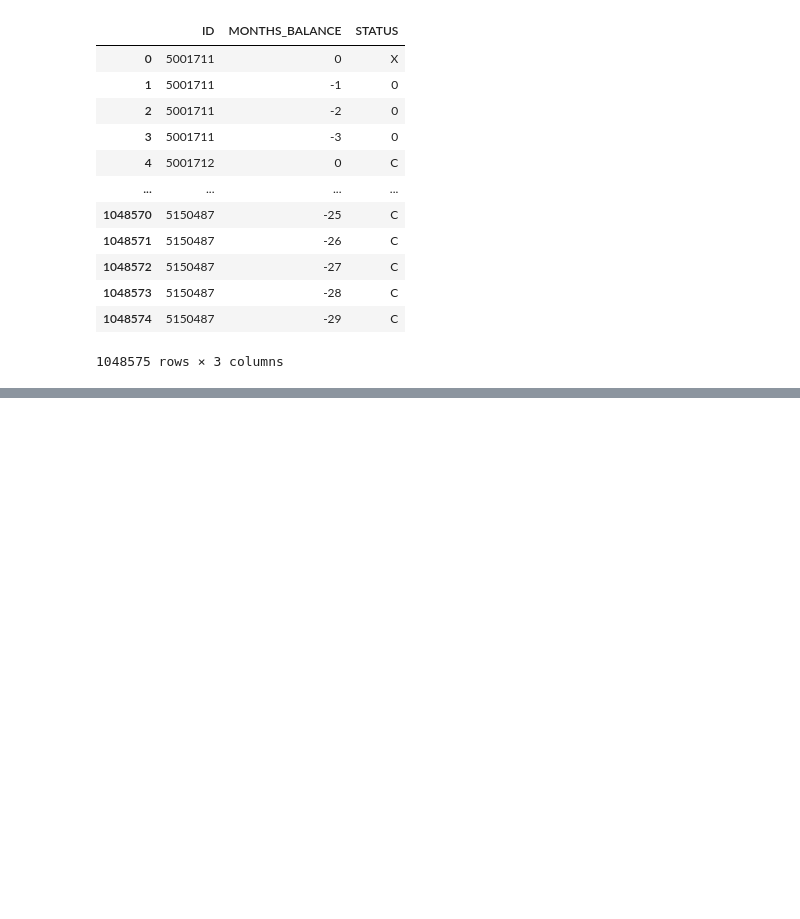
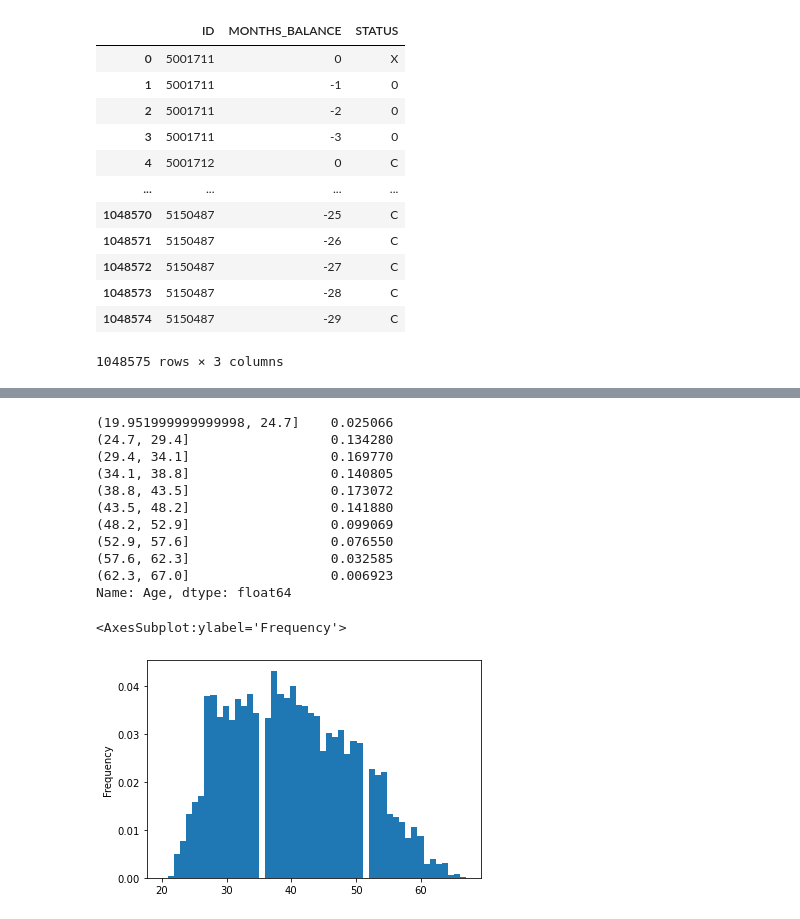
Before and after one commit to javierhto/DSBD, a Jupyter notebook: 7. Machine Learning.ipynb, the cells around one changed output, grey strips where cells are left out. Drawn from its saved outputs; the diff is of its cells as text; code cells hidden in the pictures; blank space fills up the shorter version.

```diff
--- a/7. Machine Learning.ipynb
+++ b/7. Machine Learning.ipynb
@@ -116,0 +660,5 @@ ModuleNotFoundError: No module named 'missingno'
+# %%
+new_data = get_category(new_data,'inc', 3, ["low","medium", "high"], qcut = True)
+iv, data = calc_iv(new_data,'gp_inc','target')
+ivtable.loc[ivtable['variable']=='inc','IV']=iv
+data.head()
@@ -116,0 +675,20 @@ ModuleNotFoundError: No module named 'missingno'
+# %%
+new_data = convert_dummy(new_data,'gp_inc')
+# %%
+new_data['Age']=-(new_data['DAYS_BIRTH'])//365
+print(new_data['Age'].value_counts(bins=10,normalize=True,sort=False))
+new_data['Age'].plot(kind='hist',bins=50,density=True)
+# %% [output]
+(19.951999999999998, 24.7]    0.025066
+(24.7, 29.4]                  0.134280
+(29.4, 34.1]                  0.169770
+(34.1, 38.8]                  0.140805
+(38.8, 43.5]                  0.173072
+(43.5, 48.2]                  0.141880
+(48.2, 52.9]                  0.099069
+(52.9, 57.6]                  0.076550
+(57.6, 62.3]                  0.032585
+(62.3, 67.0]                  0.006923
+Name: Age, dtype: float64
+<AxesSubplot:ylabel='Frequency'>
+[figure, added]
```
Also changed, not shown: parts of 88 cells of this notebook, 1 other file.
